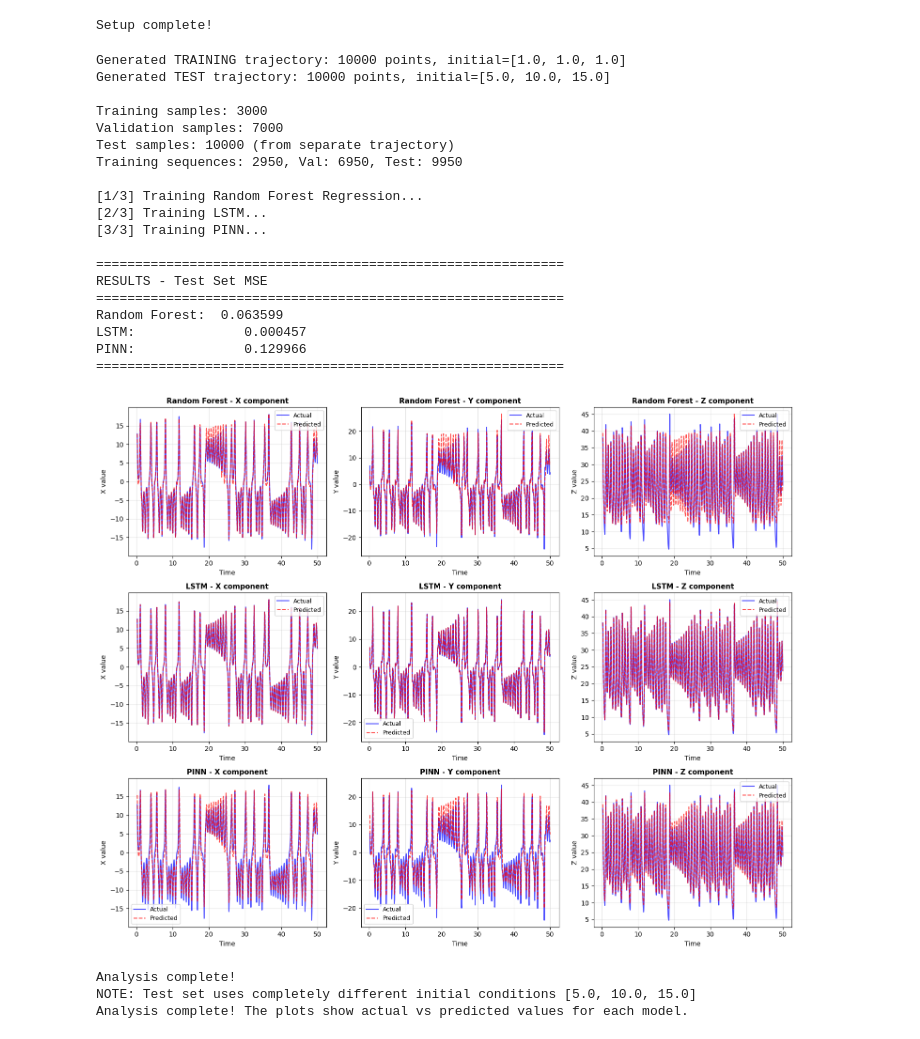
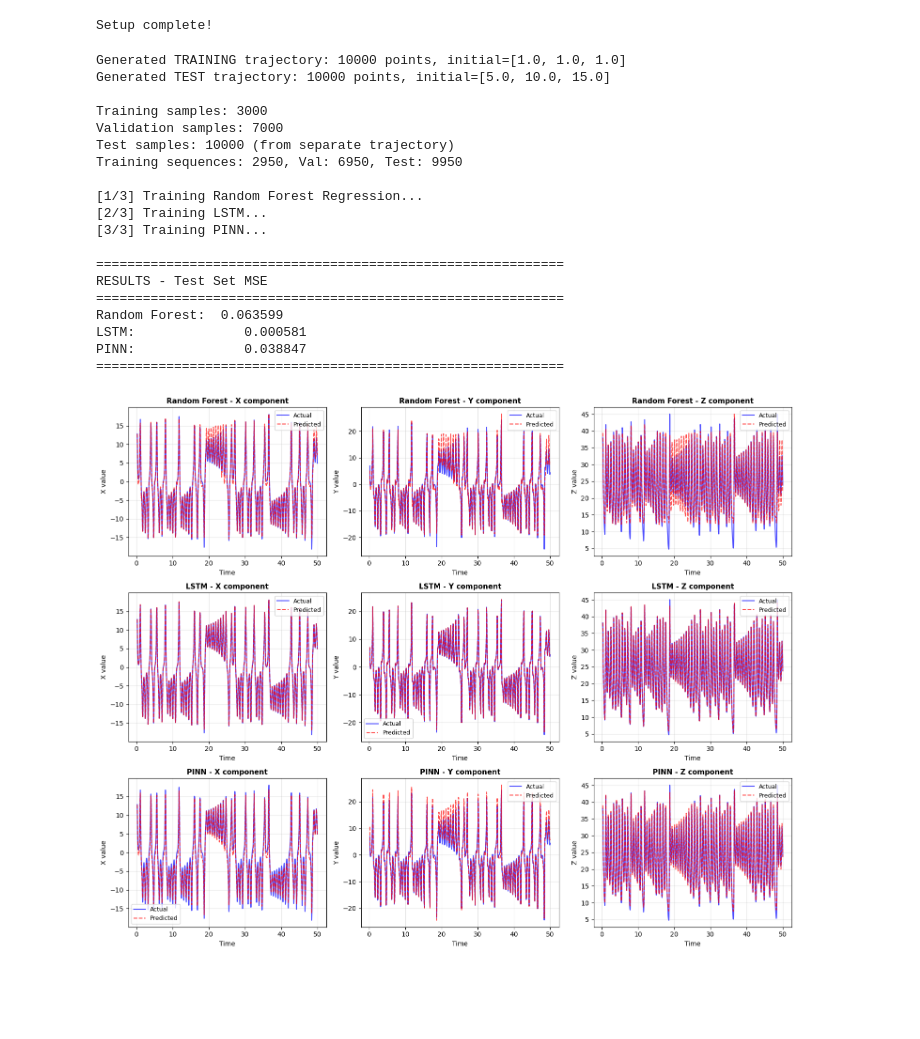
Before and after one commit to RC1092/MATH_2130_project2, a Jupyter notebook: code.ipynb, the cells around one changed output. Drawn from its saved outputs; the diff is of its cells as text; code cells hidden in the pictures; blank space fills up the shorter version.

```diff
--- a/code.ipynb
+++ b/code.ipynb
@@ -50,7 +46,7 @@ print(f"Generated TEST trajectory: {len(trajectory_test)} points, initial=[5.0,
 # ============================================================================
 # 2. PREPARE DATA
 # ============================================================================
-# We split our training data into 70% for training and 30% for
+# We split our training data into 30% for training and 70% for
 # validation. The test set comes entirely from our separate trajectory
 n_train = int(0.3*len(trajectory_train))
 train_data = trajectory_train[:n_train]
@@ -63,7 +59,7 @@ print(f"\nTraining samples: {len(train_data)}")
 print(f"Validation samples: {len(val_data)}")
 print(f"Test samples: {len(test_data)} (from separate trajectory)")
 
-# Standardize : Converts to zero mean adn unit variance
+# Standardize : Converts to zero mean and unit variance
 scaler = StandardScaler()
 train_scaled = scaler.fit_transform(train_data)
 val_scaled = scaler.transform(val_data)
@@ -120,11 +116,10 @@ class PINN(keras.Model):
         super().__init__()
         self.d1 = layers.Dense(32, activation='tanh')
         self.d2 = layers.Dense(32, activation='tanh')
-        self.d3 = layers.Dense(32, activation='tanh')
         self.out = layers.Dense(3)
 
     def call(self, x):
-        return self.out(self.d3(self.d2(self.d1(x))))
+        return self.out(self.d2(self.d1(x)))
 
 pinn = PINN()
 optimizer = keras.optimizers.Adam(0.001)
@@ -176,7 +171,7 @@ lstm_pred_orig = scaler.inverse_transform(lstm_pred)
 pinn_pred_orig = scaler.inverse_transform(pinn_pred)
 
 # Get test time points (from the test trajectory)
-t_test = t_test_full[50:50+len(y_test)]  # account for sequence length
+t_test = t_test_full[50:50+len(y_test)]
 
 # Create interpolated smooth curves
 t_interp = np.linspace(t_test[0], t_test[-1], 1000)
@@ -199,40 +194,33 @@ for row, (model_name, pred) in enumerate(models):
         # Plot
         ax.plot(t_interp, actual_interp, 'b-', label='Actual', linewidth=1.5, alpha=0.7)
         ax.plot(t_interp, pred_interp, 'r--', label='Predicted', linewidth=1.5, alpha=0.7)
 
         ax.set_xlabel('Time', fontsize=10)
         ax.set_ylabel(f'{coord} value', fontsize=10)
         ax.set_title(f'{model_name} - {coord} component', fontsize=11, fontweight='bold')
         ax.legend(fontsize=9)
         ax.grid(True, alpha=0.3)
 
 plt.tight_layout()
 plt.show()
-
-print("\nAnalysis complete!")
-print("NOTE: Test set uses completely different initial conditions [5.0, 10.0, 15.0]")
-print("Analysis complete! The plots show actual vs predicted values for each model.")
 # %% [output]
 Generated TRAINING trajectory: 10000 points, initial=[1.0, 1.0, 1.0]
 Generated TEST trajectory: 10000 points, initial=[5.0, 10.0, 15.0]
 
 Training samples: 3000
 Validation samples: 7000
 Test samples: 10000 (from separate trajectory)
 Training sequences: 2950, Val: 6950, Test: 9950
 
 [1/3] Training Random Forest Regression...
 [2/3] Training LSTM...
 [3/3] Training PINN...
 
 ============================================================
 RESULTS - Test Set MSE
 ============================================================
 Random Forest:  0.063599
-LSTM:              0.000457
-PINN:              0.129966
+LSTM:              0.000581
+PINN:              0.038847
 ============================================================
-[figure, old version]
+[figure, new version]
-Analysis complete!
-NOTE: Test set uses completely different initial conditions [5.0, 10.0, 15.0]
-Analysis complete! The plots show actual vs predicted values for each model.
```
Also changed, not shown: parts of 1 cell of this notebook, 1 other file.
